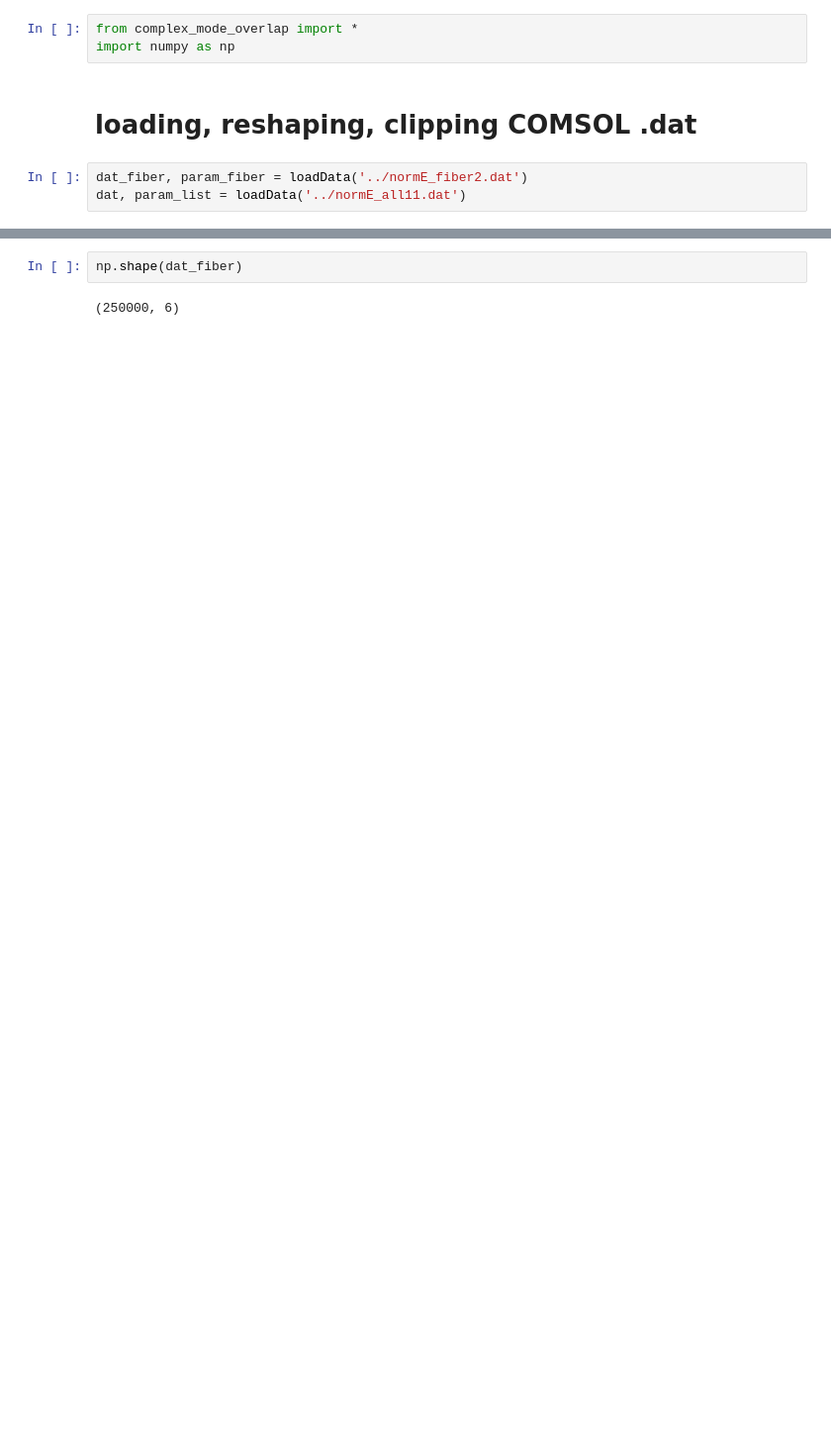
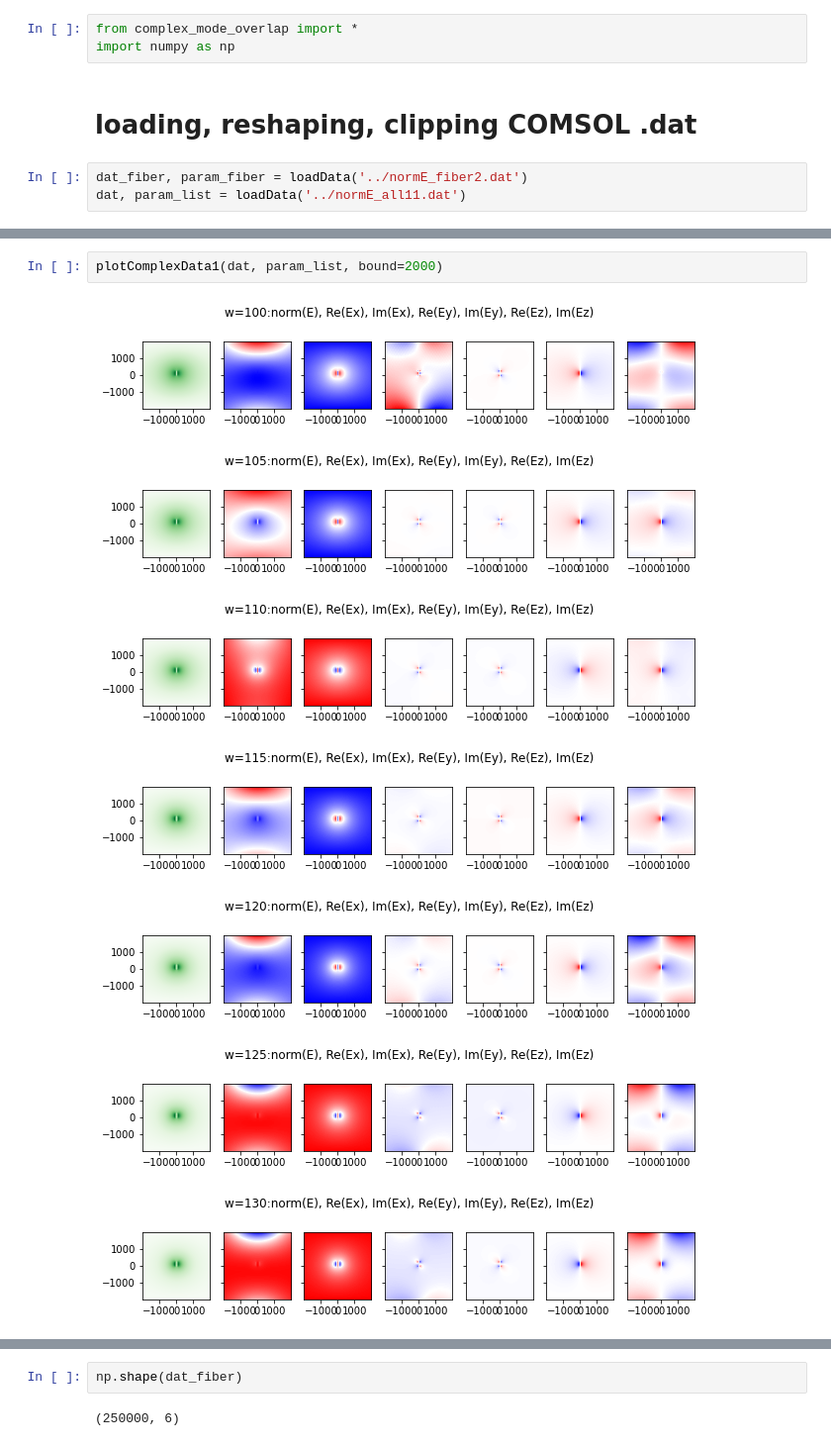
Before and after one commit to polnops/mode_overlap, a Jupyter notebook: mode_overlap.ipynb, the cells around one changed output, grey strips where cells are left out. Shown: that part at 99% size. Drawn from its saved outputs; the diff is of its cells as text; blank space fills up the shorter version.

```diff
--- a/mode_overlap.ipynb
+++ b/mode_overlap.ipynb
@@ -8,0 +60,10 @@ dat, param_list = loadData('../normE_all11.dat')
+# %%
+plotComplexData1(dat, param_list, bound=2000)
+# %% [output]
+[figure, added]
+[figure, added]
+[figure, added]
+[figure, added]
+[figure, added]
+[figure, added]
+[figure, added]
```
Also changed, not shown: parts of 14 cells of this notebook, 1 other file.
